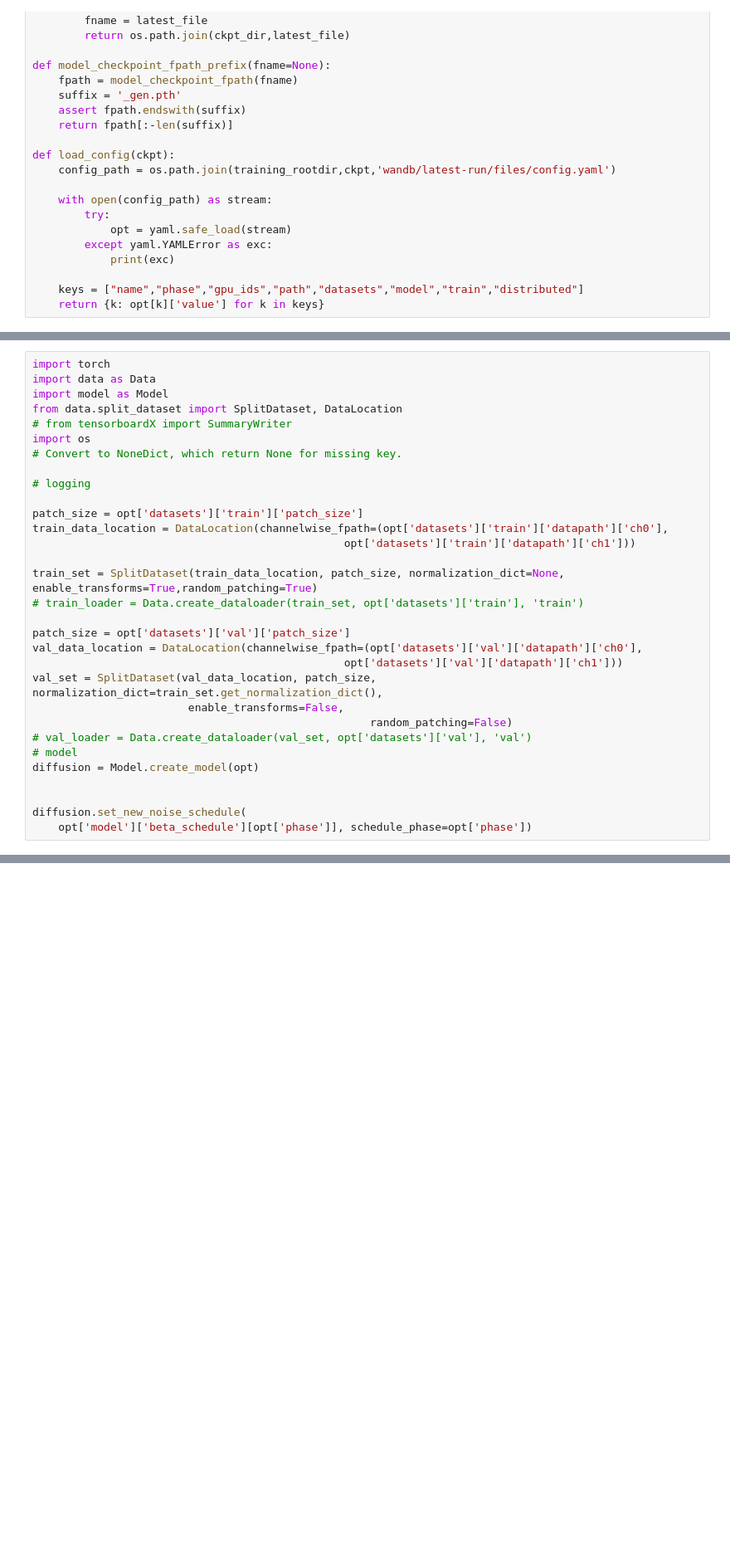
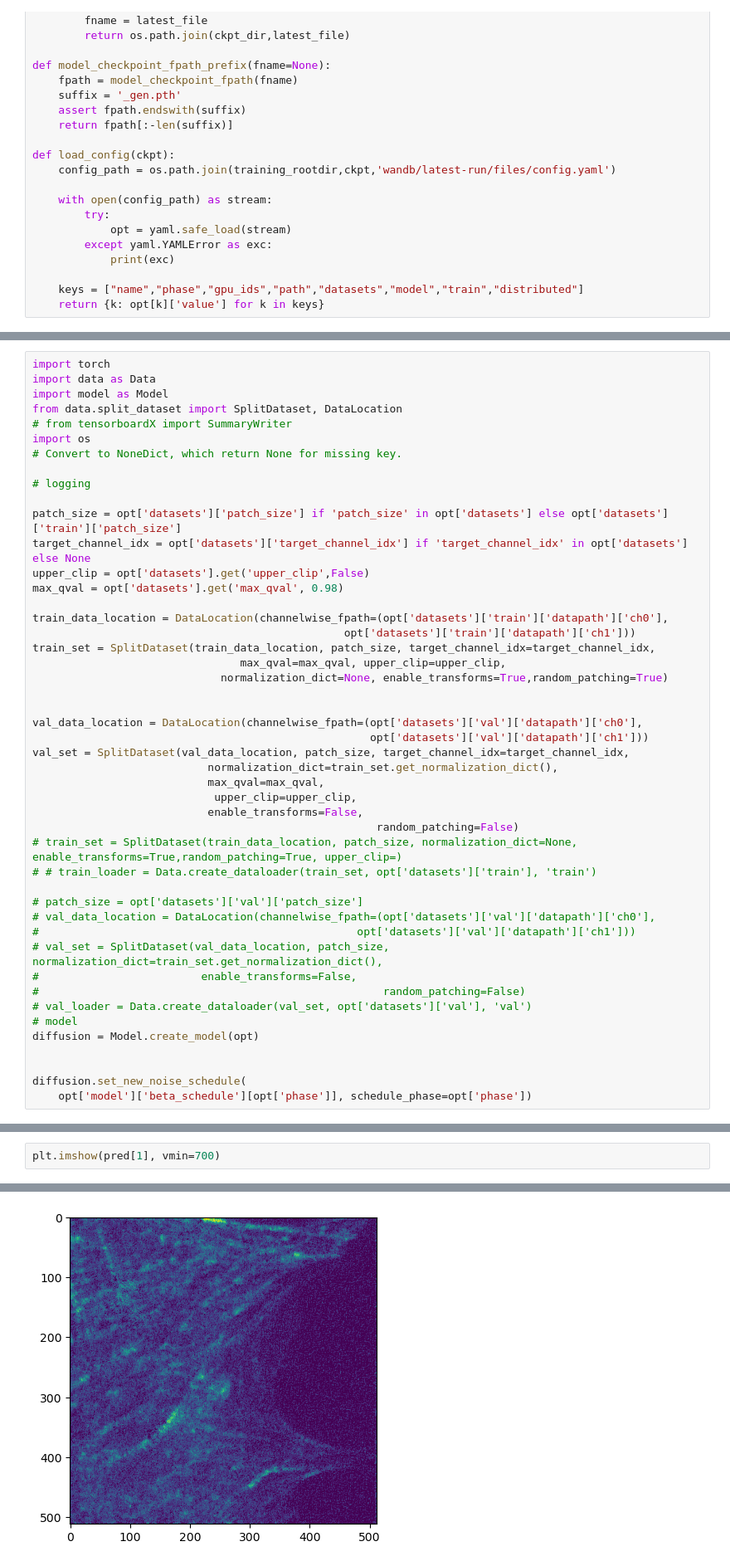
Before and after one commit to rayanirban/DiffSplitting, a Jupyter notebook: notebooks/Evaluate.ipynb, the cells around one changed output, grey strips where cells are left out. Shown at 83% size. Saved outputs shown, nothing was run; the diff lists cells and outputs as text; blank space fills up the shorter version.

```diff
--- a/notebooks/Evaluate.ipynb
+++ b/notebooks/Evaluate.ipynb
@@ -61,19 +79,35 @@ import os
 
 # logging
 
-patch_size = opt['datasets']['train']['patch_size']
+patch_size = opt['datasets']['patch_size'] if 'patch_size' in opt['datasets'] else opt['datasets']['train']['patch_size']
+target_channel_idx = opt['datasets']['target_channel_idx'] if 'target_channel_idx' in opt['datasets'] else None
+upper_clip = opt['datasets'].get('upper_clip',False)
+max_qval = opt['datasets'].get('max_qval', 0.98)
+
 train_data_location = DataLocation(channelwise_fpath=(opt['datasets']['train']['datapath']['ch0'],
                                                 opt['datasets']['train']['datapath']['ch1']))
+train_set = SplitDataset(train_data_location, patch_size, target_channel_idx=target_channel_idx,
+                                max_qval=max_qval, upper_clip=upper_clip,
+                             normalization_dict=None, enable_transforms=True,random_patching=True)
 
-train_set = SplitDataset(train_data_location, patch_size, normalization_dict=None, enable_transforms=True,random_patching=True)
-# train_loader = Data.create_dataloader(train_set, opt['datasets']['train'], 'train')
 
-patch_size = opt['datasets']['val']['patch_size']
 val_data_location = DataLocation(channelwise_fpath=(opt['datasets']['val']['datapath']['ch0'],
-                                                opt['datasets']['val']['datapath']['ch1']))
-val_set = SplitDataset(val_data_location, patch_size, normalization_dict=train_set.get_normalization_dict(),
-                        enable_transforms=False,
-                                                    random_patching=False)
+                                                    opt['datasets']['val']['datapath']['ch1']))
+val_set = SplitDataset(val_data_location, patch_size, target_channel_idx=target_channel_idx,
+                           normalization_dict=train_set.get_normalization_dict(),
+                           max_qval=max_qval,
+                            upper_clip=upper_clip,
+                           enable_transforms=False,
+                                                     random_patching=False)
+# train_set = SplitDataset(train_data_location, patch_size, normalization_dict=None, enable_transforms=True,random_patching=True, upper_clip=)
+# # train_loader = Data.create_dataloader(train_set, opt['datasets']['train'], 'train')
+
+# patch_size = opt['datasets']['val']['patch_size']
+# val_data_location = DataLocation(channelwise_fpath=(opt['datasets']['val']['datapath']['ch0'],
+#                                                 opt['datasets']['val']['datapath']['ch1']))
+# val_set = SplitDataset(val_data_location, patch_size, normalization_dict=train_set.get_normalization_dict(),
+#                         enable_transforms=False,
+#                                                     random_patching=False)
 # val_loader = Data.create_dataloader(val_set, opt['datasets']['val'], 'val')
 # model
 diffusion = Model.create_model(opt)
@@ -164,0 +235,3 @@ IndexError: index 1 is out of bounds for dimension 0 with size 1
+# %%
+plt.imshow(pred[1], vmin=700)
+# %% [output]
@@ -164,0 +239 @@ IndexError: index 1 is out of bounds for dimension 0 with size 1
+[figure, added]
```
Also changed, not shown: parts of 20 cells of this notebook, 4 other files.
